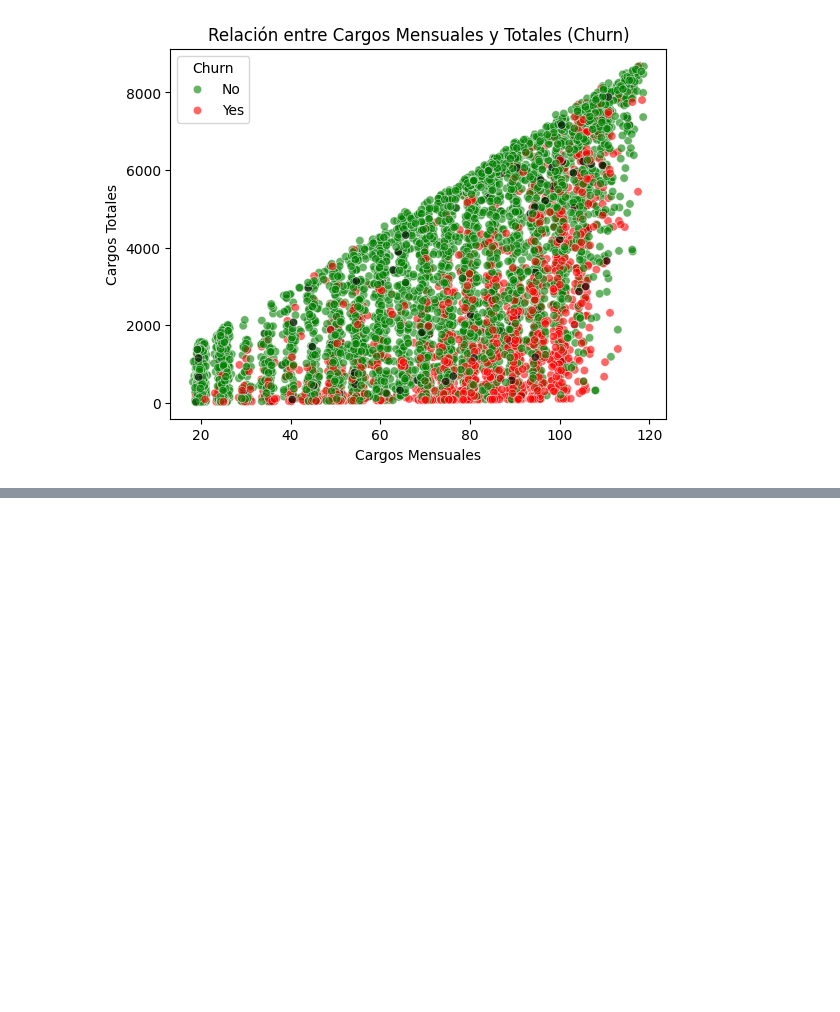
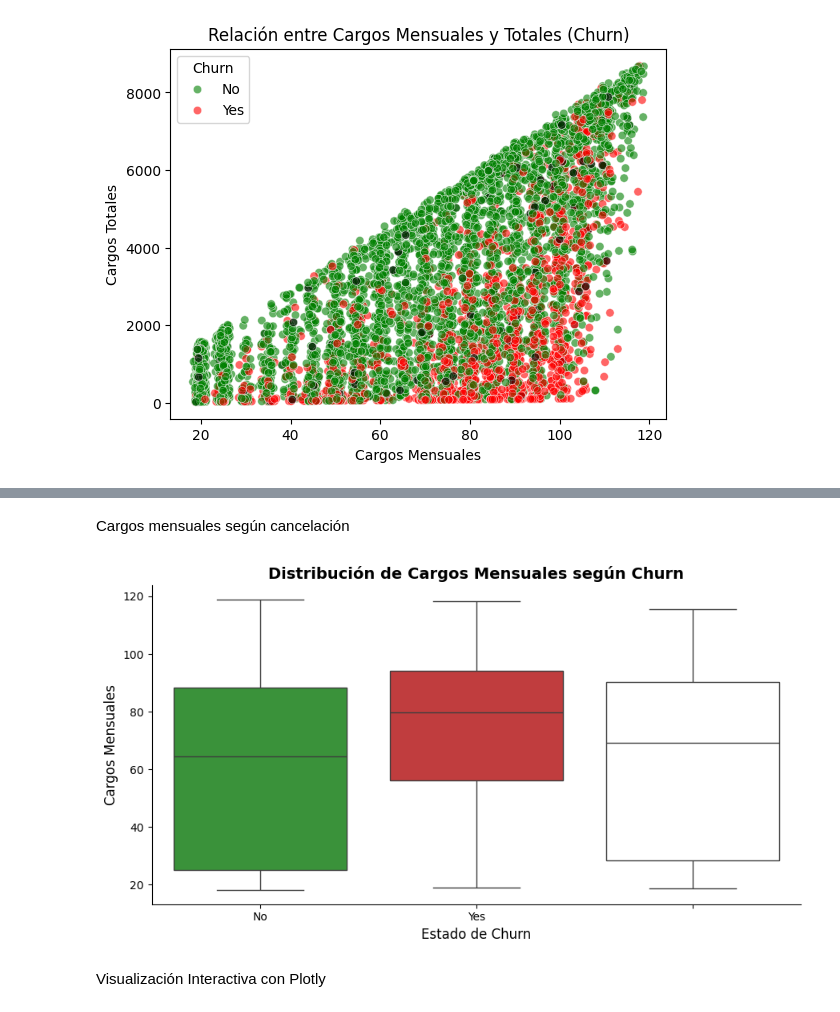
Before and after one commit to rominarg/challenge_telecomX, a Jupyter notebook: telecomX.ipynb, the cells around one changed output, grey strips where cells are left out. Cells and saved outputs as stored; diff of their text form; code cells hidden in the pictures; blank space fills up the shorter version.

```diff
--- a/telecomX.ipynb
+++ b/telecomX.ipynb
@@ -180,0 +208,29 @@ plt.show()
+# %% [markdown]
+Cargos mensuales según cancelación
+# %%
+import matplotlib.pyplot as plt
+import seaborn as sns
+
+plt.figure(figsize=(9,5))
+
+# Boxplot con hue para evitar la advertencia
+sns.boxplot(
+    data=df_datos,
+    x='Churn',
+    y='account_Charges_Monthly',
+    hue='Churn',  # asignamos hue
+    palette={'No':'#2ca02c', 'Yes':'#d62728'},
+    dodge=False   # barras no separadas
+)
+
+plt.title("Distribución de Cargos Mensuales según Churn", fontsize=14, fontweight='bold')
+plt.xlabel("Estado de Churn", fontsize=12)
+plt.ylabel("Cargos Mensuales", fontsize=12)
+plt.legend([],[], frameon=False)  # ocultamos leyenda redundante
+sns.despine()
+plt.tight_layout()
+plt.show()
+# %% [output]
+[figure, added]
+# %% [markdown]
+Visualización Interactiva con Plotly
```
Also changed, not shown: parts of 3 cells of this notebook.
